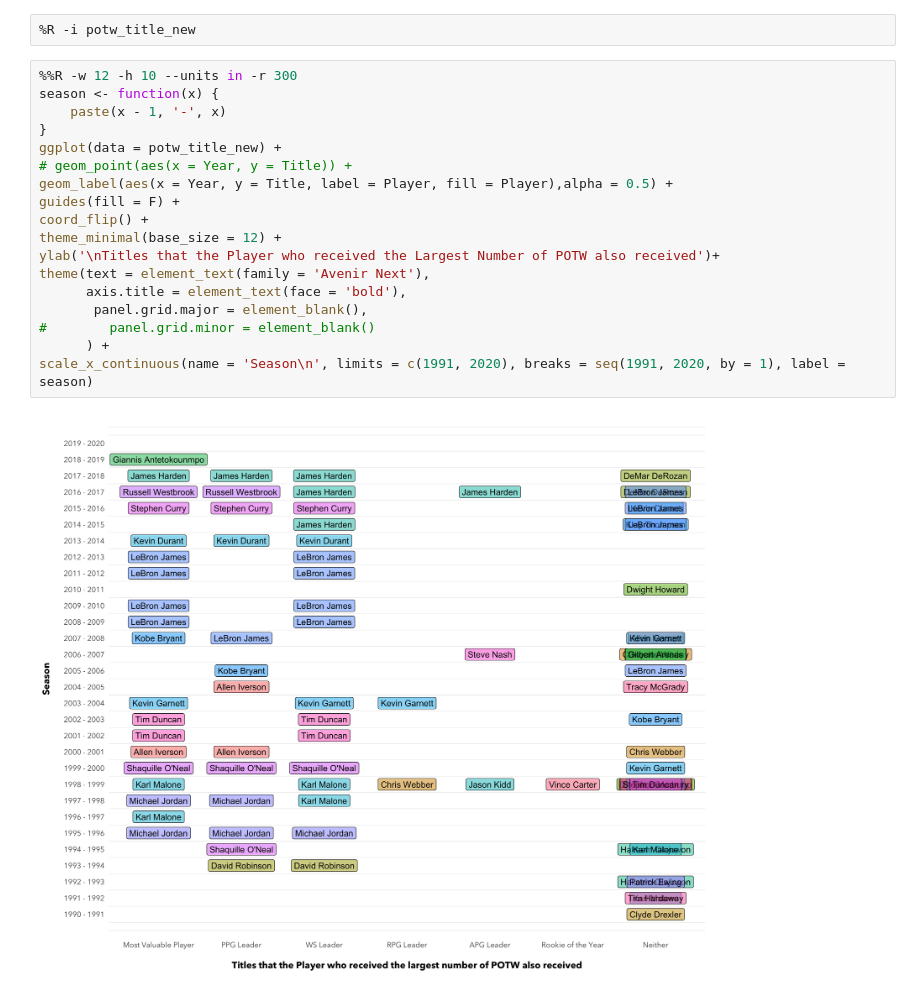
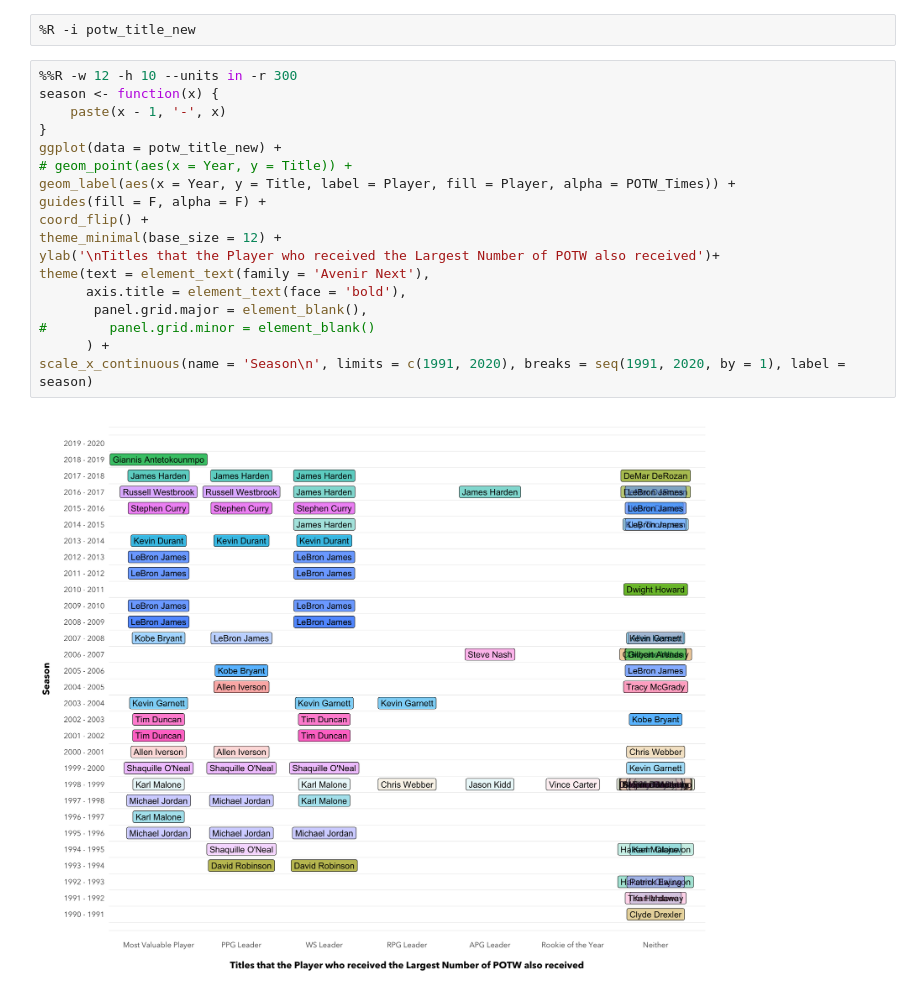
Before and after one commit to chunheisiu/NBA-POTW-Visualization, a Jupyter notebook: notebooks/_ggplot_4.ipynb, the cells around one changed output. Cells and saved outputs as stored; diff of their text form.

```diff
--- a/notebooks/_ggplot_4.ipynb
+++ b/notebooks/_ggplot_4.ipynb
@@ -160,20 +163,20 @@ memory usage: 4.6+ KB
 # %%
 %%R -w 12 -h 10 --units in -r 300
 season <- function(x) {
     paste(x - 1, '-', x)
 }
 ggplot(data = potw_title_new) +
 # geom_point(aes(x = Year, y = Title)) +
-geom_label(aes(x = Year, y = Title, label = Player, fill = Player),alpha = 0.5) +
-guides(fill = F) +
+geom_label(aes(x = Year, y = Title, label = Player, fill = Player, alpha = POTW_Times)) +
+guides(fill = F, alpha = F) +
 coord_flip() +
 theme_minimal(base_size = 12) +
 ylab('\nTitles that the Player who received the Largest Number of POTW also received')+
 theme(text = element_text(family = 'Avenir Next'),
       axis.title = element_text(face = 'bold'),
        panel.grid.major = element_blank(),
 #        panel.grid.minor = element_blank()
       ) +
 scale_x_continuous(name = 'Season\n', limits = c(1991, 2020), breaks = seq(1991, 2020, by = 1), label = season)
 # %% [output]
-[figure, old version]
+[figure, new version]
```
Also changed, not shown: parts of 1 cell of this notebook.
